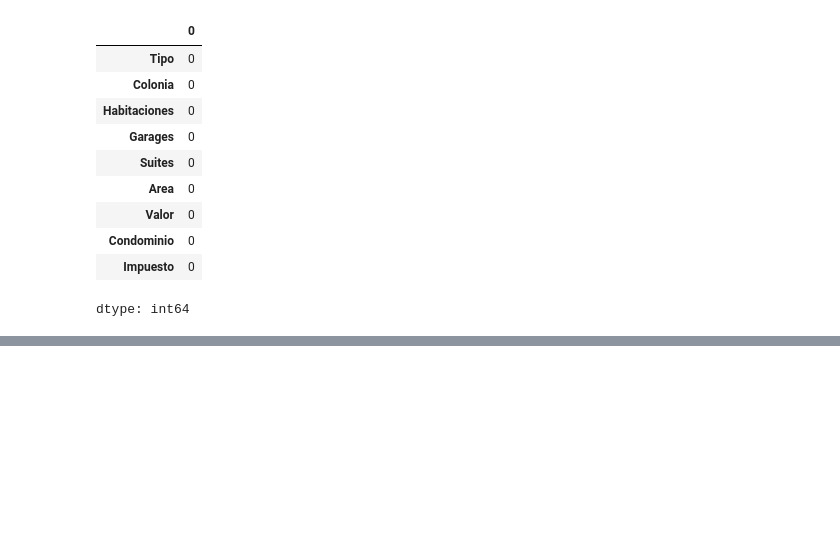
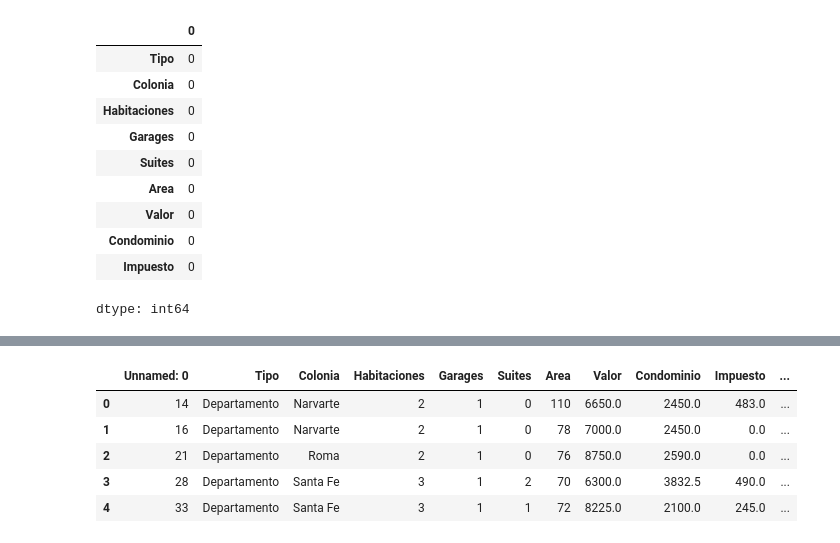
Before and after one commit to Starred21/protafolioA, a Jupyter notebook: inmoviliaria.ipynb, the cells around one changed output, grey strips where cells are left out. Cells and saved outputs as stored; diff of their text form; code cells hidden in the pictures; blank space fills up the shorter version.

```diff
--- a/inmoviliaria.ipynb
+++ b/inmoviliaria.ipynb
@@ -206,0 +296,9 @@ dtype: int64
+# %%
+datos.head()
+# %% [output]
+|  | Unnamed: 0 | Tipo | Colonia | Habitaciones | Garages | Suites | Area | Valor | Condominio | Impuesto | ... |
+| 0 | 14 | Departamento | Narvarte | 2 | 1 | 0 | 110 | 6650.0 | 2450.0 | 483.0 | ... |
+| 1 | 16 | Departamento | Narvarte | 2 | 1 | 0 | 78 | 7000.0 | 2450.0 | 0.0 | ... |
+| 2 | 21 | Departamento | Roma | 2 | 1 | 0 | 76 | 8750.0 | 2590.0 | 0.0 | ... |
+| 3 | 28 | Departamento | Santa Fe | 3 | 1 | 2 | 70 | 6300.0 | 3832.5 | 490.0 | ... |
+| 4 | 33 | Departamento | Santa Fe | 3 | 1 | 1 | 72 | 8225.0 | 2100.0 | 245.0 | ... |
```
Also changed, not shown: parts of 23 cells of this notebook.
